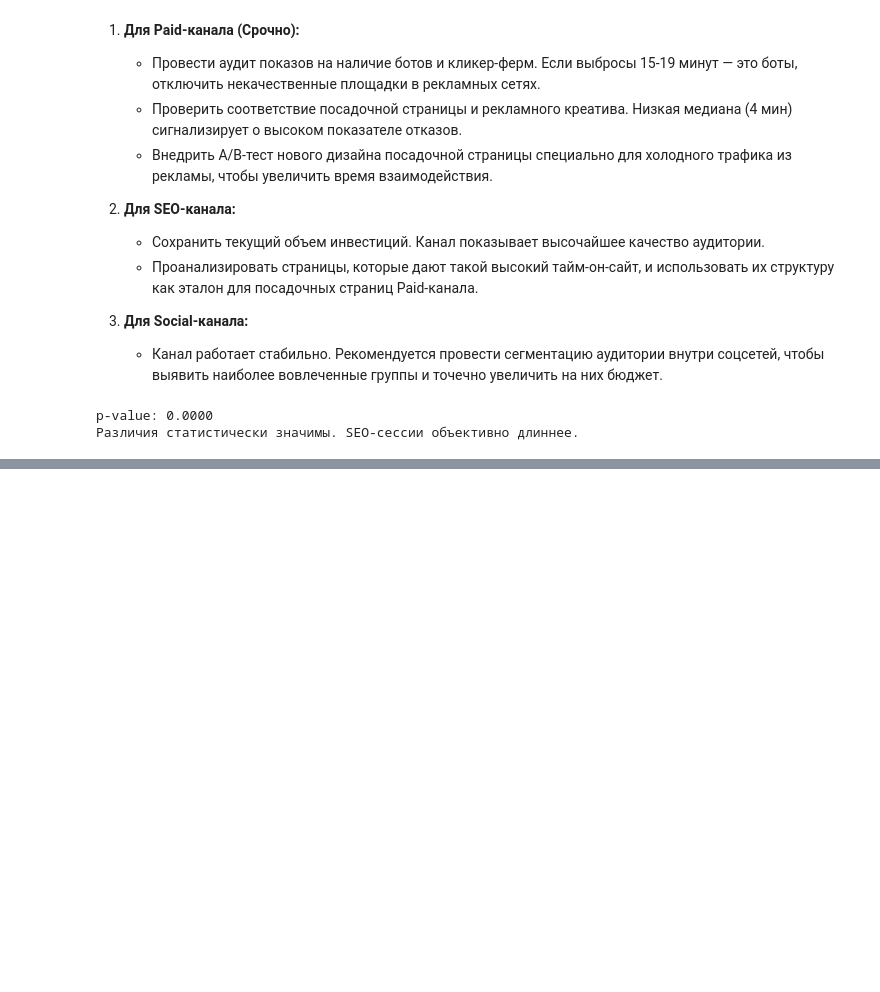
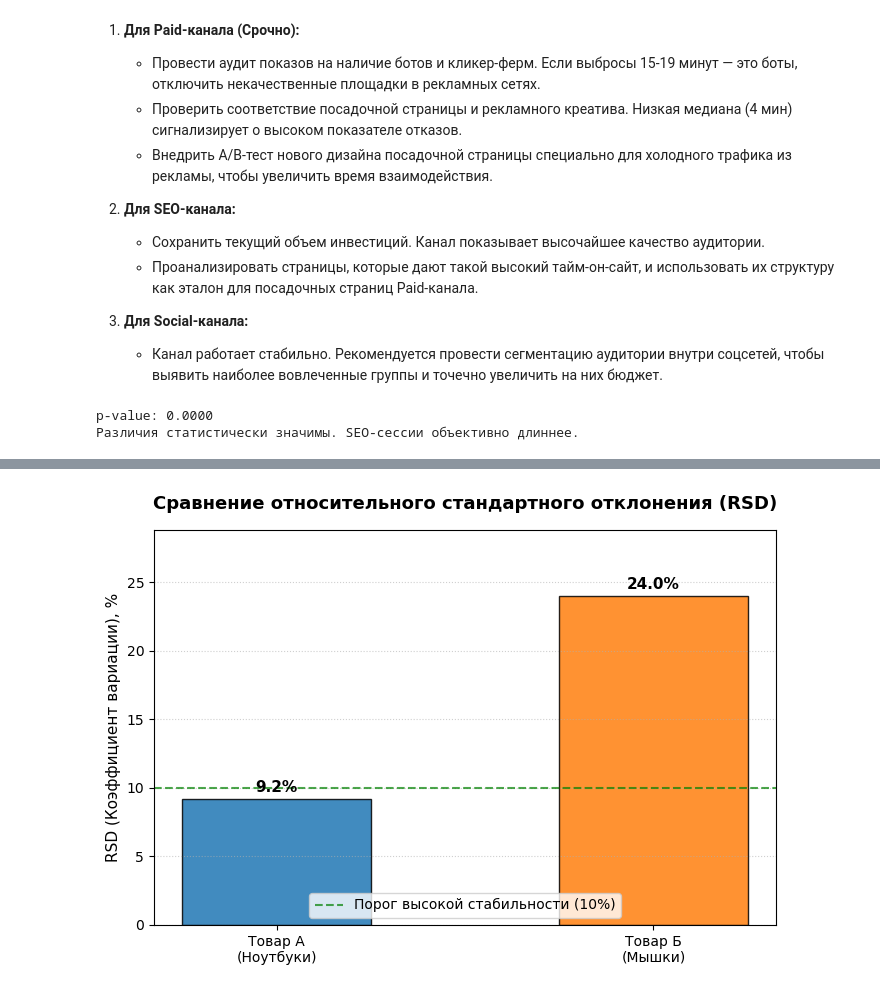
Before and after one commit to sashakornilov3-bit/Descriptive-Statistics, a Jupyter notebook: Data_Analyst_statistics.ipynb, the cells around one changed output, grey strips where cells are left out. Saved outputs shown, nothing was run; the diff lists cells and outputs as text; code cells hidden in the pictures; blank space fills up the shorter version.

```diff
--- a/Data_Analyst_statistics.ipynb
+++ b/Data_Analyst_statistics.ipynb
@@ -946,0 +1144,68 @@ p-value: 0.0000
+# %%
+# Настройка отображения графиков прямо в Jupyter Notebook
+%matplotlib inline
+
+import numpy as np
+import matplotlib.pyplot as plt
+
+# 1. Генерация случайных реалистичных данных продаж за 30 дней
+np.random.seed(42) # Фиксируем случайность для воспроизводимости
+
+# Товар А (Ноутбуки): Высокий чек, стабильный спрос (Mean=500k, Std=50k)
+sales_laptops = np.random.normal(loc=500000, scale=500000 * 0.10, size=30)
+
+# Товар Б (Мышки): Низкий чек, изменчивый спрос (Mean=20000, Std=5000)
+sales_mice = np.random.normal(loc=20000, scale=20000 * 0.25, size=30)
+
+# 2. Функция для расчета всех статистических метрик
+def get_analytics(data):
+    mean_val = np.mean(data)
+    std_val = np.std(data, ddof=1) # Выборочное стандартное отклонение
+    rsd_val = (std_val / mean_val) * 100
+    return mean_val, std_val, rsd_val
+
+# Расчет метрик для обоих товаров
+mean_a, std_a, rsd_a = get_analytics(sales_laptops)
+mean_b, std_b, rsd_b = get_analytics(sales_mice)
+
+# Вывод текстового отчета прямо под ячейкой
+print("="*50)
+print(" СТАТИСТИЧЕСКИЙ ОТЧЕТ ПО СТАБИЛЬНОСТИ СПРОСА")
+print("="*50)
+print(f"Товар А (Ноутбуки):\n  Средняя выручка: {mean_a:,.0f} руб.\n  Абсолютный разброс (Std): {std_a:,.0f} руб.\n  Относительный разброс (RSD): {rsd_a:.2f}%\n")
+print(f"Товар Б (Мышки):\n  Средняя выручка: {mean_b:,.0f} руб.\n  Абсолютный разброс (Std): {std_b:,.0f} руб.\n  Относительный разброс (RSD): {rsd_b:.2f}%")
+print("="*50)
+
+# 3. Визуализация результатов (Построение диаграммы RSD)
+products = ['Товар А\n(Ноутбуки)', 'Товар Б\n(Мышки)']
+rsd_values = [rsd_a, rsd_b]
+colors = ['#1f77b4', '#ff7f0e'] # Контрастные цвета для товаров
+
+fig, ax = plt.subplots(figsize=(7, 5), dpi=100)
+
+# Строим столбцы
+bars = ax.bar(products, rsd_values, color=colors, edgecolor='black', width=0.5, alpha=0.85)
+
+# Добавляем подписи точных значений прямо над столбцами
+for bar in bars:
+    height = bar.get_height()
+    ax.annotate(f'{height:.1f}%',
+                xy=(bar.get_x() + bar.get_width() / 2, height),
+                xytext=(0, 3),  # Смещение на 3 точки вверх
+                textcoords="offset points",
+                ha='center', va='bottom', fontsize=11, fontweight='bold')
+
+# Проводим линию-ориентир высокой стабильности (10%)
+ax.axhline(10, color='green', linestyle='--', alpha=0.7, label='Порог высокой стабильности (10%)')
+
+# Оформление графика
+ax.set_title('Сравнение относительного стандартного отклонения (RSD)', fontsize=13, fontweight='bold', pad=15)
+ax.set_ylabel('RSD (Коэффициент вариации), %', fontsize=11)
+ax.set_ylim(0, max(rsd_values) * 1.2) # Запас сверху для подписей
+ax.grid(axis='y', linestyle=':', alpha=0.6)
+ax.legend(loc='lower center', frameon=True)
+
+# Показ графика в Jupyter
+plt.tight_layout()
+plt.show()
+# %% [output]
@@ -946,0 +1225 @@ p-value: 0.0000
+[figure, added]
```
Also changed, not shown: parts of 46 cells of this notebook, 1 other file.
